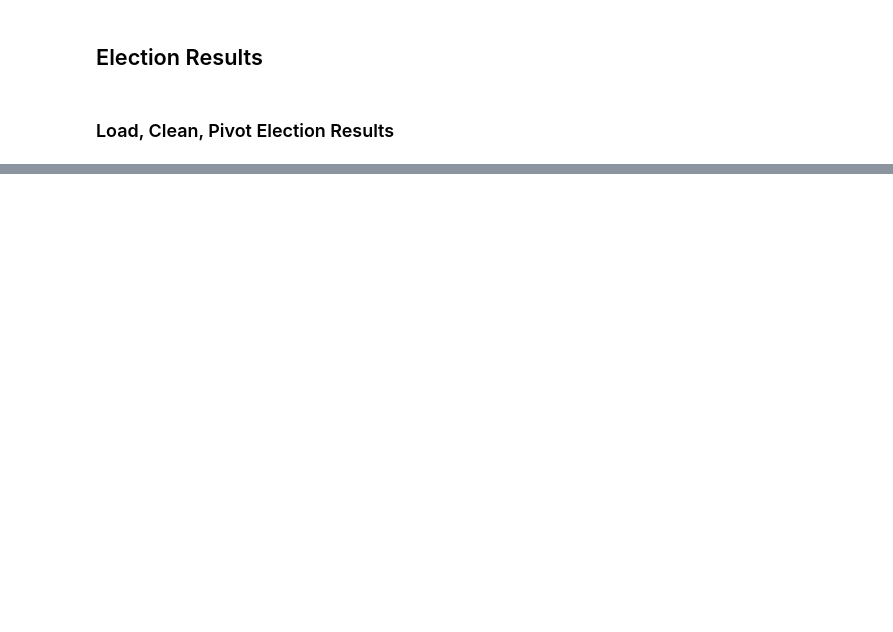
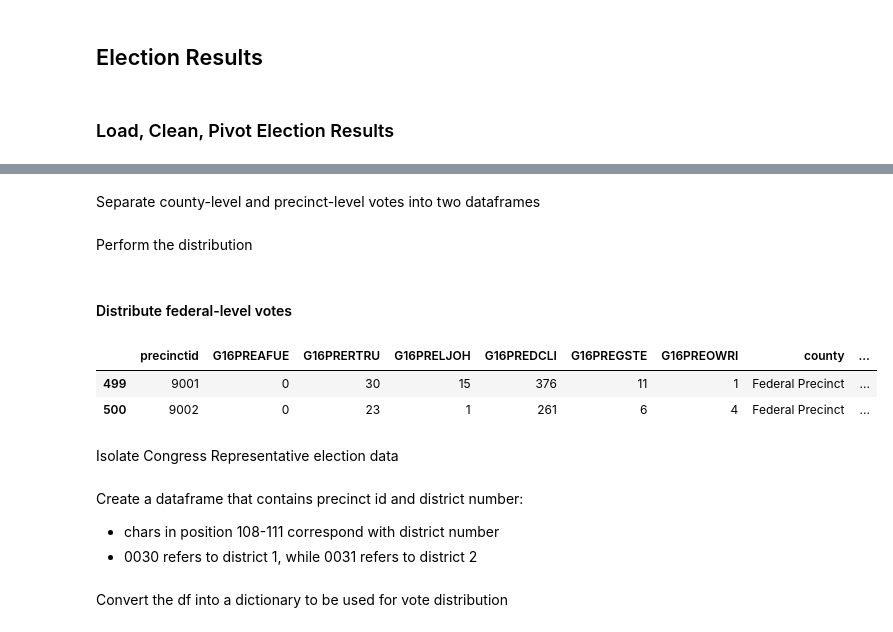
Before and after one commit to nonpartisan-redistricting-datahub/pdv-ri, a Jupyter notebook: vest-ri-2016/vest-ri-2016-validation.ipynb, the cells around one changed output, grey strips where cells are left out. Saved outputs shown, nothing was run; the diff lists cells and outputs as text; code cells hidden in the pictures; blank space fills up the shorter version.

```diff
--- a/vest-ri-2016/vest-ri-2016-validation.ipynb
+++ b/vest-ri-2016/vest-ri-2016-validation.ipynb
@@ -137,0 +366,3 @@ array([3.01001011e+99, 3.01001020e+99, 3.01001020e+99, ...,
+# %%
+pivoted['county'] = pivoted['precinctid'].map(id_to_county_dict)
+pivoted['precinct_name'] = pivoted['precinctid'].map(id_to_name_dict)
@@ -137,0 +371,3 @@ array([3.01001011e+99, 3.01001020e+99, 3.01001020e+99, ...,
+# %%
+non_federal_df = pivoted[pivoted.county != 'Federal Precinct']
+federal_df = pivoted[pivoted.county == 'Federal Precinct']
@@ -137,0 +386,3 @@ array([3.01001011e+99, 3.01001020e+99, 3.01001020e+99, ...,
+# %%
+federal_df['district'] = federal_df['precinctid'].map(id_to_district_dict)
+non_federal_df['district'] = non_federal_df['precinctid'].map(id_to_district_dict)
@@ -137,0 +402,2 @@ array([3.01001011e+99, 3.01001020e+99, 3.01001020e+99, ...,
+# %% [markdown]
+Separate county-level and precinct-level votes into two dataframes
@@ -137,0 +407,2 @@ array([3.01001011e+99, 3.01001020e+99, 3.01001020e+99, ...,
+# %% [markdown]
+Perform the distribution
@@ -137,0 +411,10 @@ array([3.01001011e+99, 3.01001020e+99, 3.01001020e+99, ...,
+# %% [markdown]
+#### Distribute federal-level votes
+# %%
+federal_df
+# %% [output]
+|  | precinctid | G16PREAFUE | G16PRERTRU | G16PRELJOH | G16PREDCLI | G16PREGSTE | G16PREOWRI | county | ... |
+| 499 | 9001 | 0 | 30 | 15 | 376 | 11 | 1 | Federal Precinct | ... |
+| 500 | 9002 | 0 | 23 | 1 | 261 | 6 | 4 | Federal Precinct | ... |
+# %% [markdown]
+Isolate Congress Representative election data
@@ -137,0 +423,4 @@ array([3.01001011e+99, 3.01001020e+99, 3.01001020e+99, ...,
+# %% [markdown]
+Create a dataframe that contains precinct id and district number:
+- chars in position 108-111 correspond with district number
+- 0030 refers to district 1, while 0031 refers to district 2
@@ -137,0 +433,2 @@ array([3.01001011e+99, 3.01001020e+99, 3.01001020e+99, ...,
+# %% [markdown]
+Convert the df into a dictionary to be used for vote distribution
```
Also changed, not shown: parts of 54 cells of this notebook.
